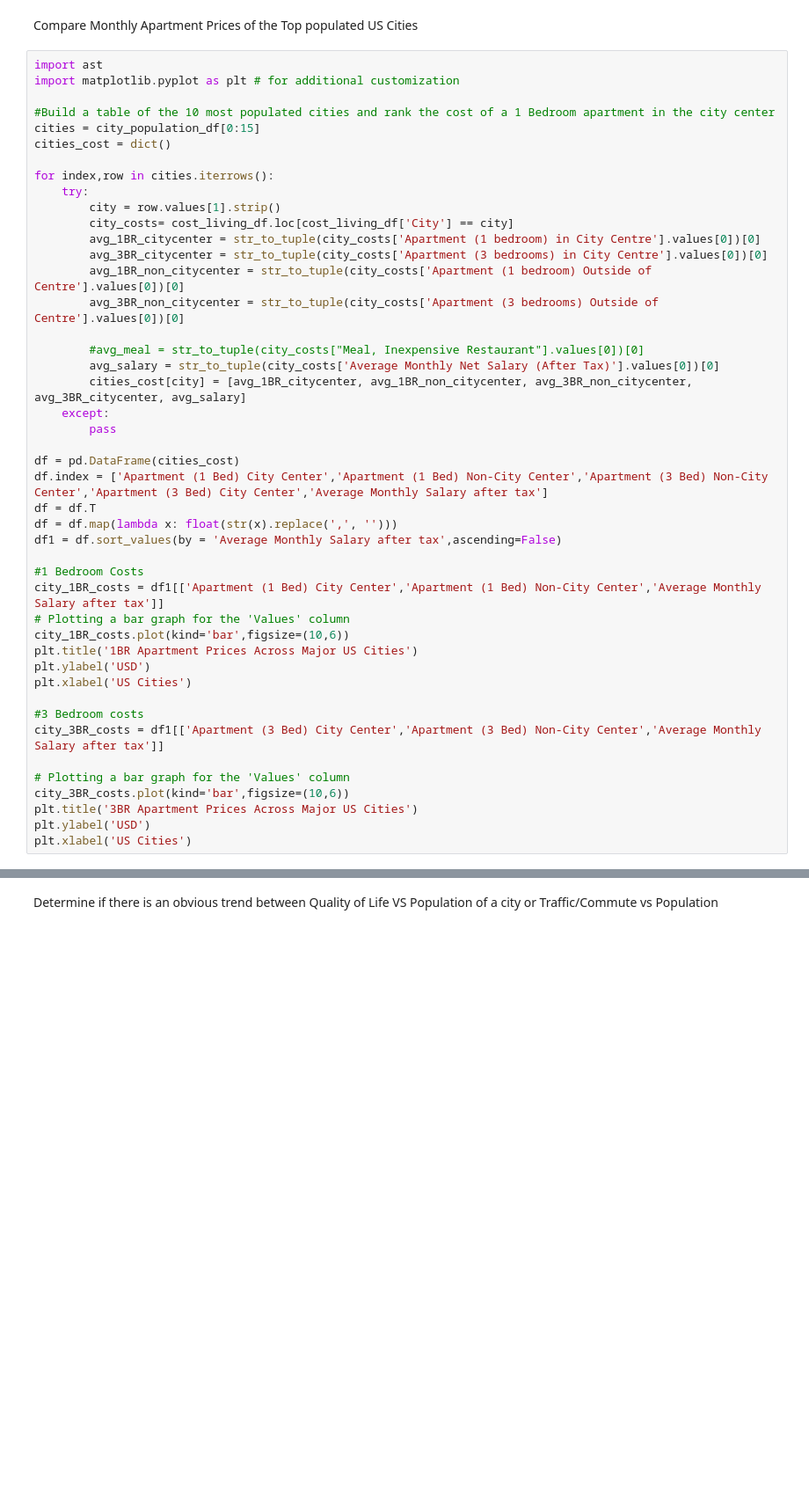
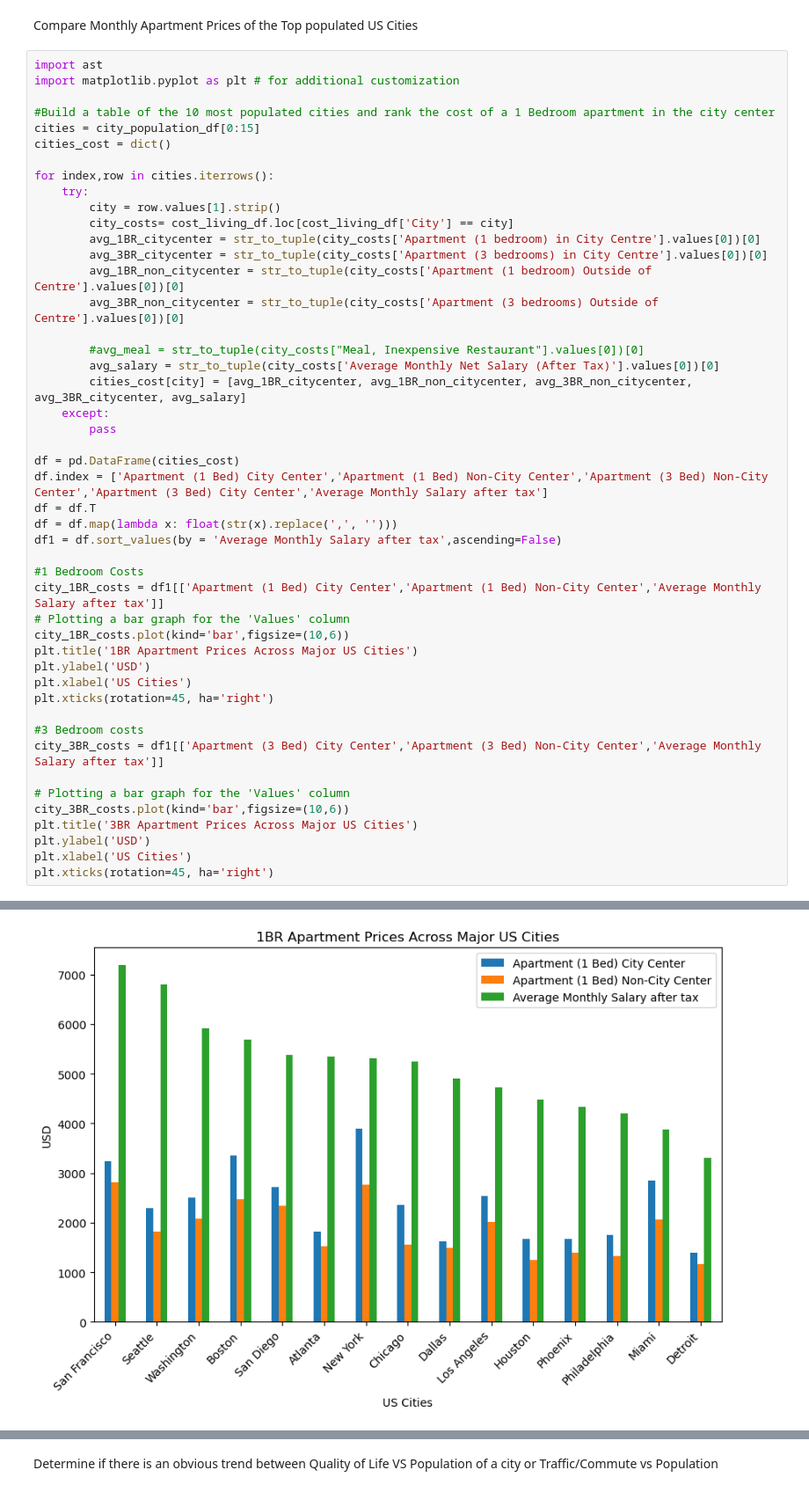
Before and after one commit to michaelyiu1/Cost_of_Living_Project, a Jupyter notebook: data_visualization.ipynb, the cells around one changed output, grey strips where cells are left out. Shown: that part at 88% size. Cells and saved outputs as stored; diff of their text form; blank space fills up the shorter version.

```diff
--- a/data_visualization.ipynb
+++ b/data_visualization.ipynb
@@ -99,6 +99,7 @@ city_1BR_costs.plot(kind='bar',figsize=(10,6))
 plt.title('1BR Apartment Prices Across Major US Cities')
 plt.ylabel('USD')
 plt.xlabel('US Cities')
+plt.xticks(rotation=45, ha='right')
 
 #3 Bedroom costs
 city_3BR_costs = df1[['Apartment (3 Bed) City Center','Apartment (3 Bed) Non-City Center','Average Monthly Salary after tax']]
@@ -108,3 +109,5 @@ city_3BR_costs.plot(kind='bar',figsize=(10,6))
 plt.title('3BR Apartment Prices Across Major US Cities')
 plt.ylabel('USD')
 plt.xlabel('US Cities')
+plt.xticks(rotation=45, ha='right')
+# %% [output]
@@ -110,0 +130 @@ plt.xlabel('US Cities')
+[figure, added]
```
Also changed, not shown: parts of 4 cells of this notebook.
